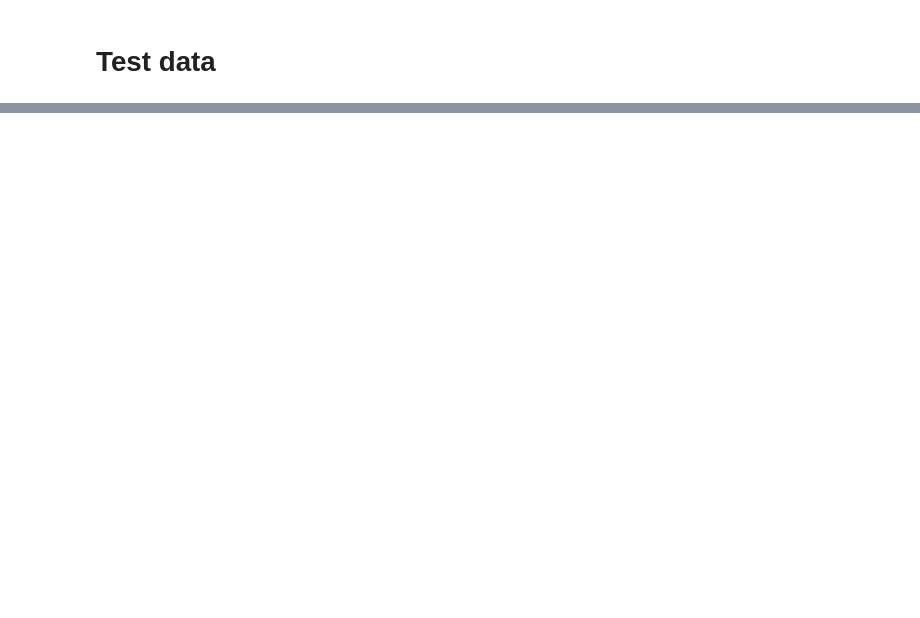
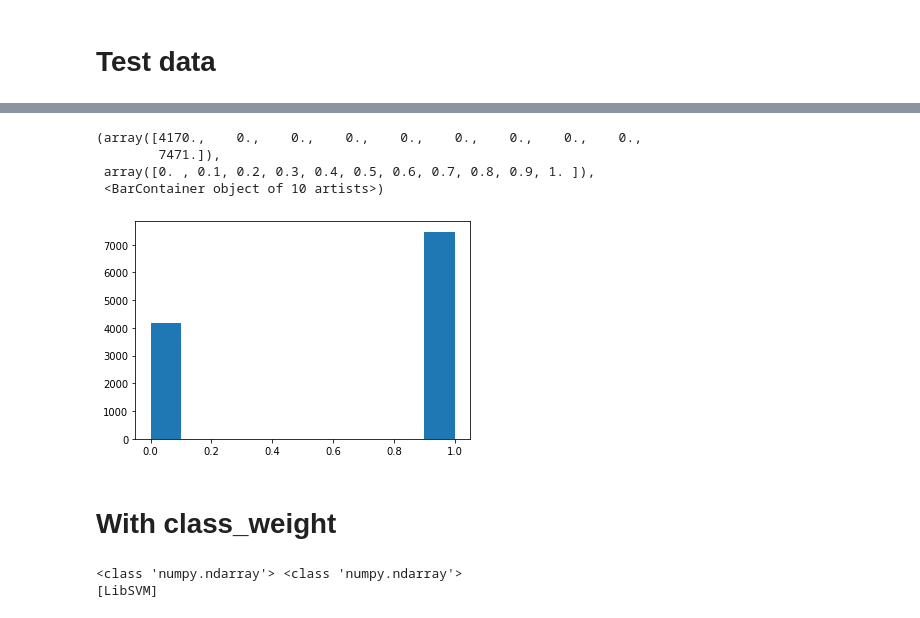
Before and after one commit to arunasank/6.864-project, a Jupyter notebook: code/Kolhatkar_et_al-new-data.ipynb, the cells around one changed output, grey strips where cells are left out. Cells and saved outputs as stored; diff of their text form; code cells hidden in the pictures; blank space fills up the shorter version.

```diff
--- a/code/Kolhatkar_et_al-new-data.ipynb
+++ b/code/Kolhatkar_et_al-new-data.ipynb
@@ -222,0 +631,20 @@ print(test_ratings.groupby('output', as_index=False)['full_text_sentences_mean_w
+# %%
+plt.hist(val_features['output'])
+# %% [output]
+(array([4170.,    0.,    0.,    0.,    0.,    0.,    0.,    0.,    0.,
+        7471.]),
+ array([0. , 0.1, 0.2, 0.3, 0.4, 0.5, 0.6, 0.7, 0.8, 0.9, 1. ]),
+ <BarContainer object of 10 artists>)
+[figure, added]
+# %% [markdown]
+# With class_weight
+# %%
+clf = sklearn.svm.SVC(kernel='linear', verbose=True, class_weight='balanced')
+X =  np.array(list(train_features['length']))
+y =  np.array(list(train_features['output']))
+print(type(X), type(y))
+scaling = np.array(list(train_features['scaling']))
+clf.fit(X, y, sample_weight=scaling)
+# %% [output]
+<class 'numpy.ndarray'> <class 'numpy.ndarray'>
+[LibSVM]
```
Also changed, not shown: parts of 94 cells of this notebook.
